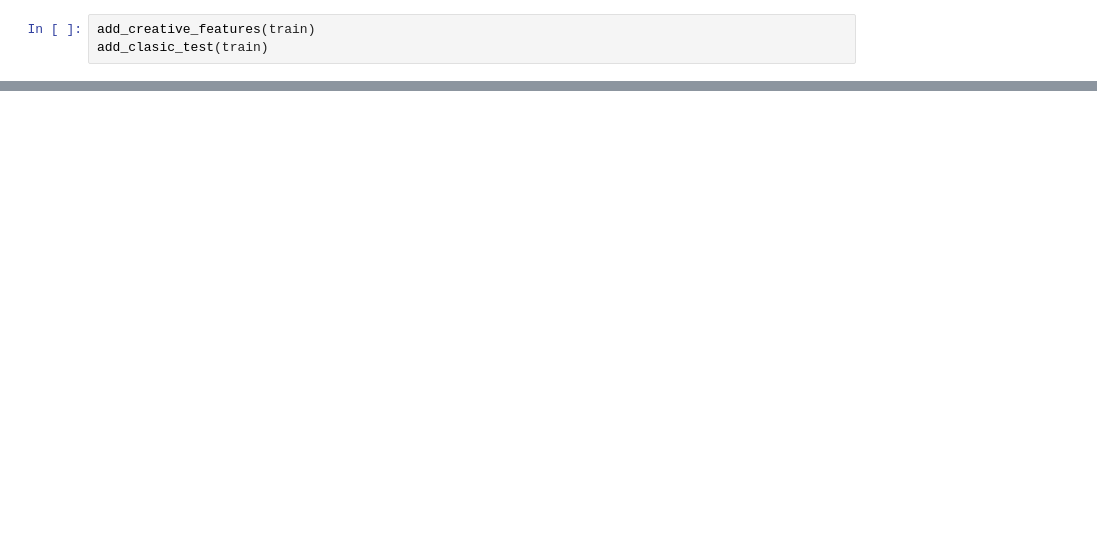
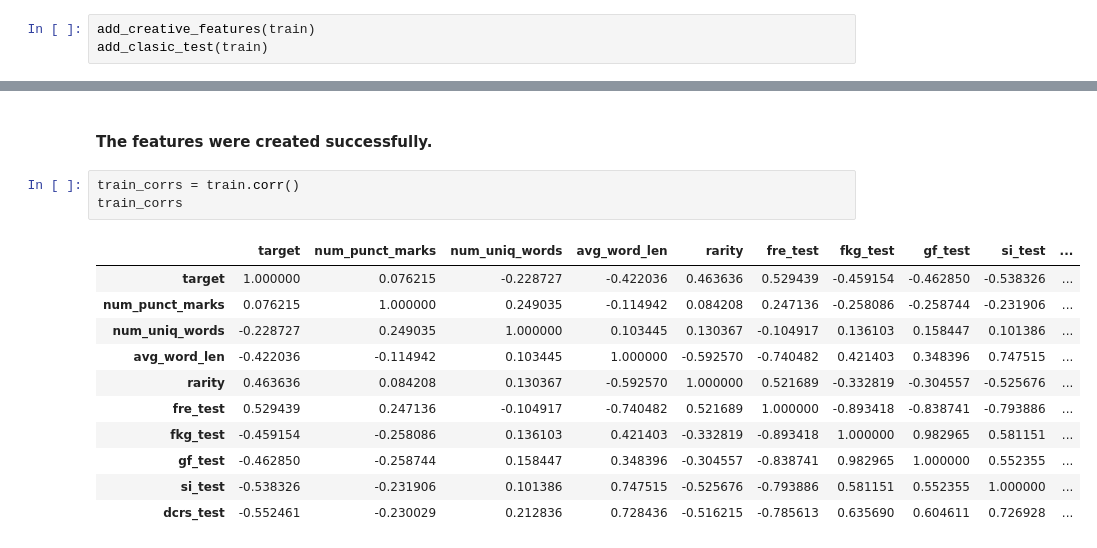
Before and after one commit to jmnunezd/commonlit_readability_challenge, a Jupyter notebook: text_complexity_recent.ipynb, the cells around one changed output, grey strips where cells are left out. Saved outputs shown, nothing was run; the diff lists cells and outputs as text; blank space fills up the shorter version.

```diff
--- a/text_complexity_recent.ipynb
+++ b/text_complexity_recent.ipynb
@@ -224,0 +104,17 @@ KeyError: 'is_hard'
+# %% [markdown]
+#### The features were created successfully.
+# %%
+train_corrs = train.corr()
+train_corrs
+# %% [output]
+|  | target | num_punct_marks | num_uniq_words | avg_word_len | rarity | fre_test | fkg_test | gf_test | si_test | ... |
+| target | 1.000000 | 0.076215 | -0.228727 | -0.422036 | 0.463636 | 0.529439 | -0.459154 | -0.462850 | -0.538326 | ... |
+| num_punct_marks | 0.076215 | 1.000000 | 0.249035 | -0.114942 | 0.084208 | 0.247136 | -0.258086 | -0.258744 | -0.231906 | ... |
+| num_uniq_words | -0.228727 | 0.249035 | 1.000000 | 0.103445 | 0.130367 | -0.104917 | 0.136103 | 0.158447 | 0.101386 | ... |
+| avg_word_len | -0.422036 | -0.114942 | 0.103445 | 1.000000 | -0.592570 | -0.740482 | 0.421403 | 0.348396 | 0.747515 | ... |
+| rarity | 0.463636 | 0.084208 | 0.130367 | -0.592570 | 1.000000 | 0.521689 | -0.332819 | -0.304557 | -0.525676 | ... |
+| fre_test | 0.529439 | 0.247136 | -0.104917 | -0.740482 | 0.521689 | 1.000000 | -0.893418 | -0.838741 | -0.793886 | ... |
+| fkg_test | -0.459154 | -0.258086 | 0.136103 | 0.421403 | -0.332819 | -0.893418 | 1.000000 | 0.982965 | 0.581151 | ... |
+| gf_test | -0.462850 | -0.258744 | 0.158447 | 0.348396 | -0.304557 | -0.838741 | 0.982965 | 1.000000 | 0.552355 | ... |
+| si_test | -0.538326 | -0.231906 | 0.101386 | 0.747515 | -0.525676 | -0.793886 | 0.581151 | 0.552355 | 1.000000 | ... |
+| dcrs_test | -0.552461 | -0.230029 | 0.212836 | 0.728436 | -0.516215 | -0.785613 | 0.635690 | 0.604611 | 0.726928 | ... |
```
Also changed, not shown: parts of 49 cells of this notebook, 2 other files.
